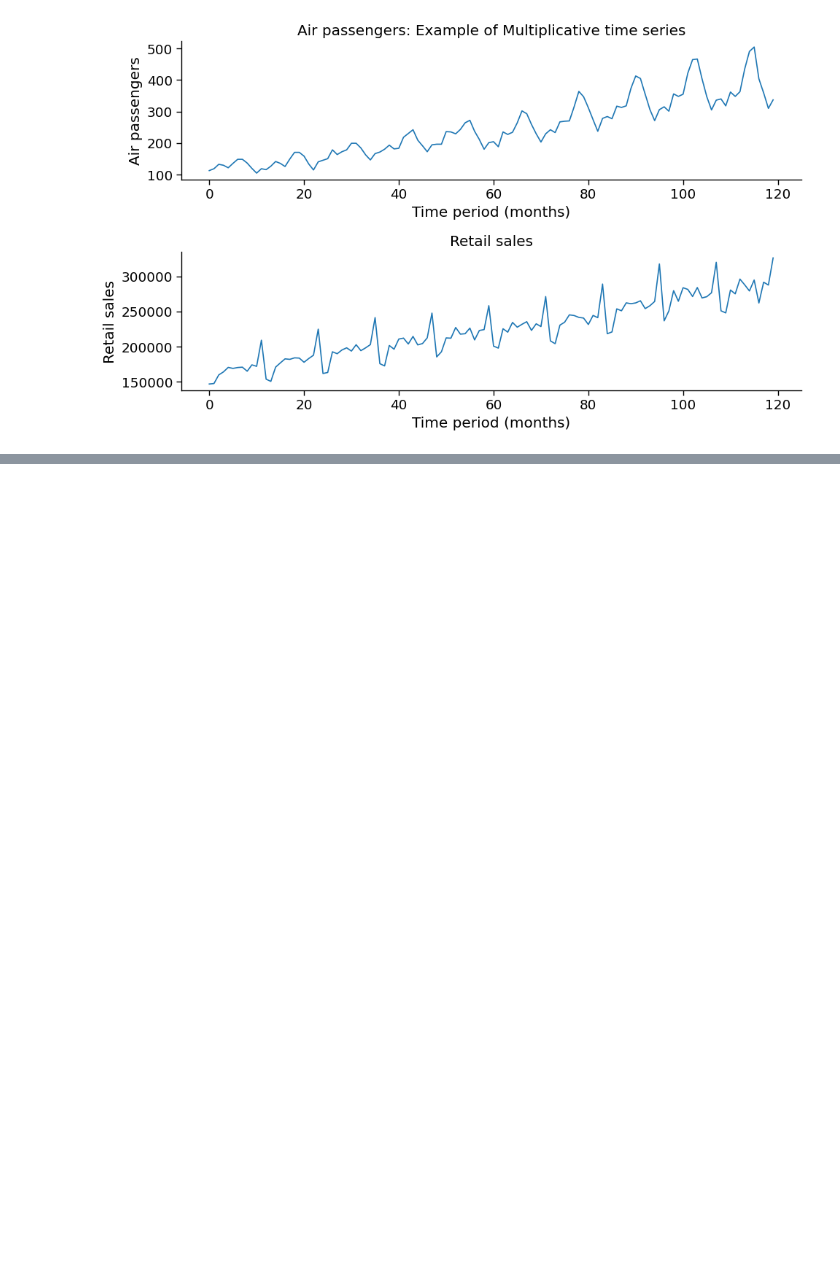
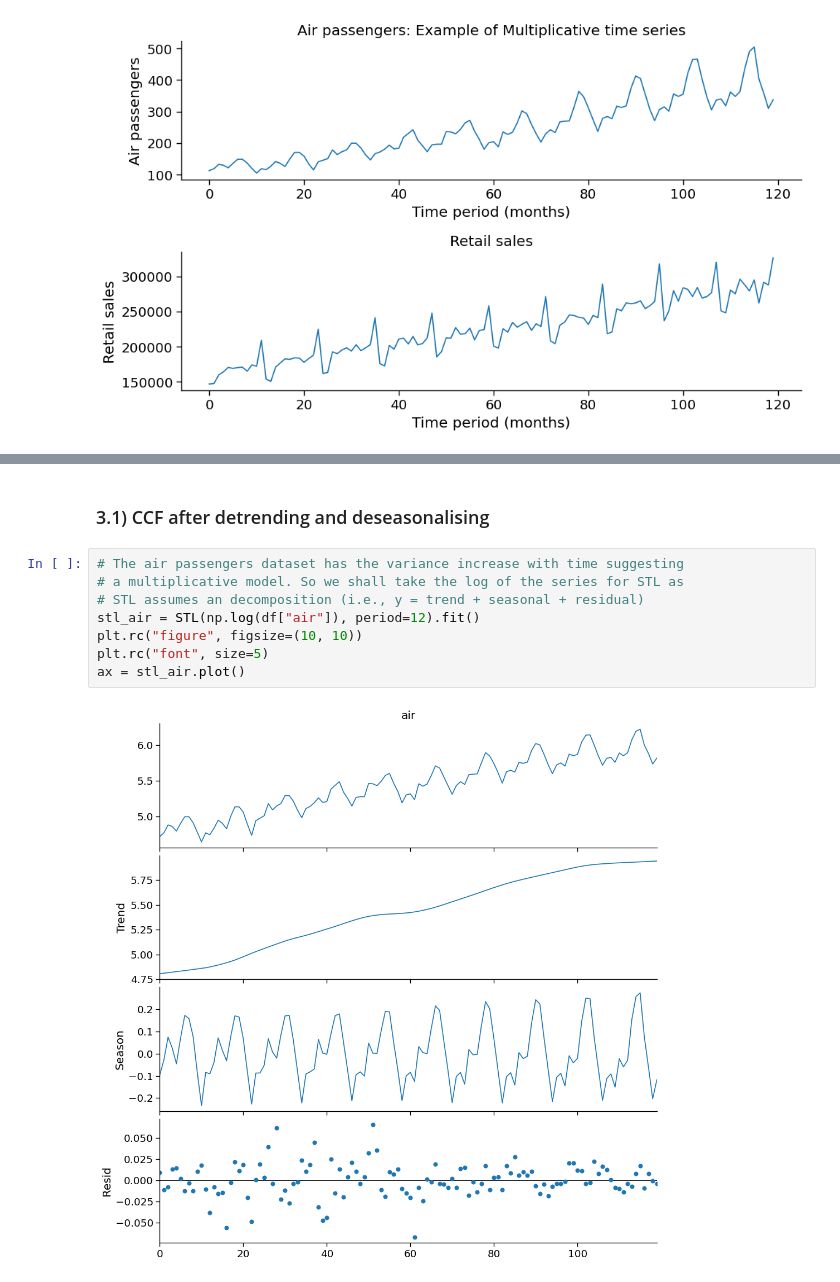
Before and after one commit to razielar/feature_engineering_ts_forecasting, a Jupyter notebook: 06_lag_features/05_cross_correlation_function.ipynb, the cells around one changed output, grey strips where cells are left out. Cells and saved outputs as stored; diff of their text form; blank space fills up the shorter version.

```diff
--- a/06_lag_features/05_cross_correlation_function.ipynb
+++ b/06_lag_features/05_cross_correlation_function.ipynb
@@ -236,0 +257,12 @@ plt.tight_layout()
+# %% [markdown]
+### 3.1) CCF after detrending and deseasonalising
+# %%
+# The air passengers dataset has the variance increase with time suggesting
+# a multiplicative model. So we shall take the log of the series for STL as
+# STL assumes an decomposition (i.e., y = trend + seasonal + residual)
+stl_air = STL(np.log(df["air"]), period=12).fit()
+plt.rc("figure", figsize=(10, 10))
+plt.rc("font", size=5)
+ax = stl_air.plot()
+# %% [output]
+[figure, added]
```
Also changed, not shown: parts of 6 cells of this notebook.
